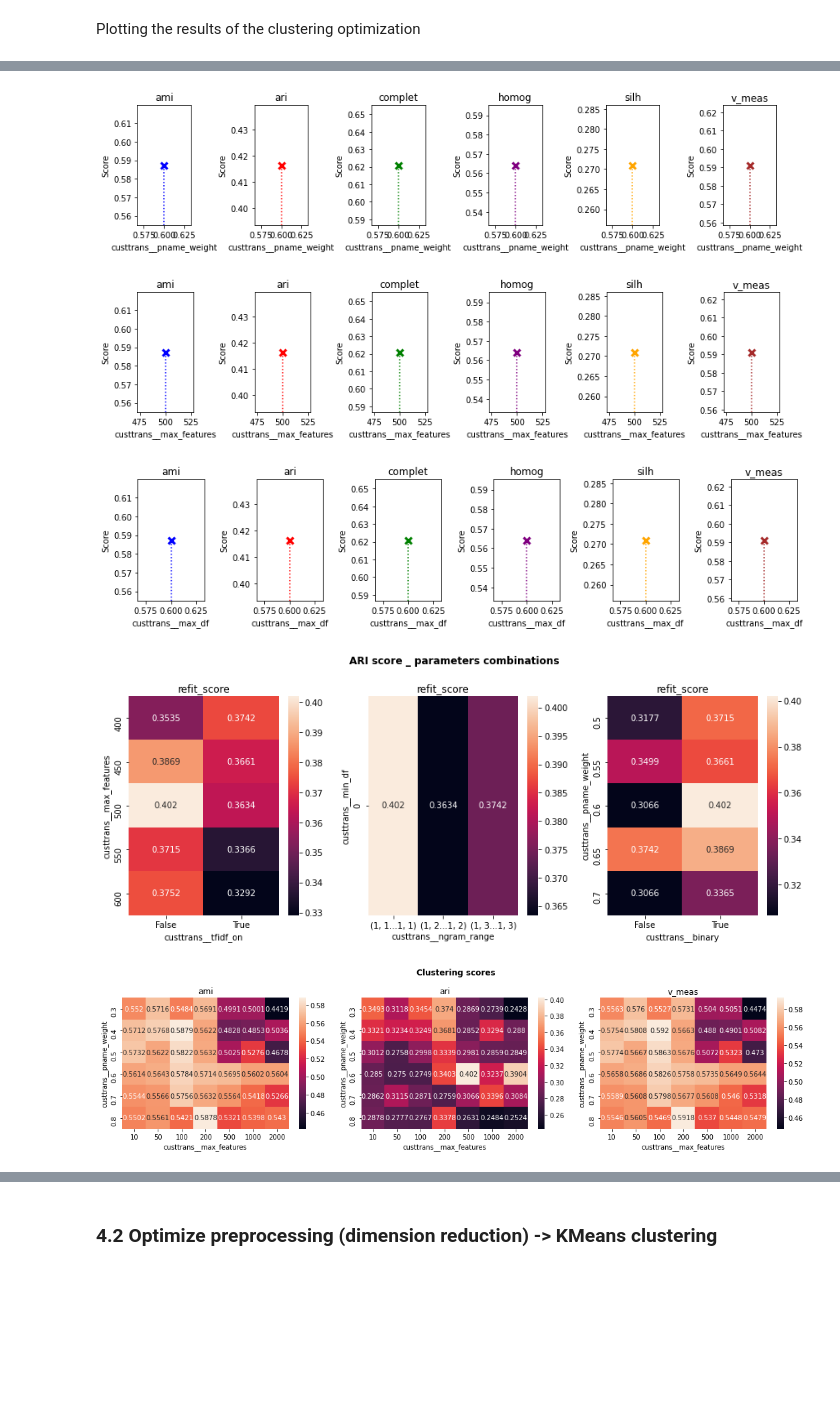
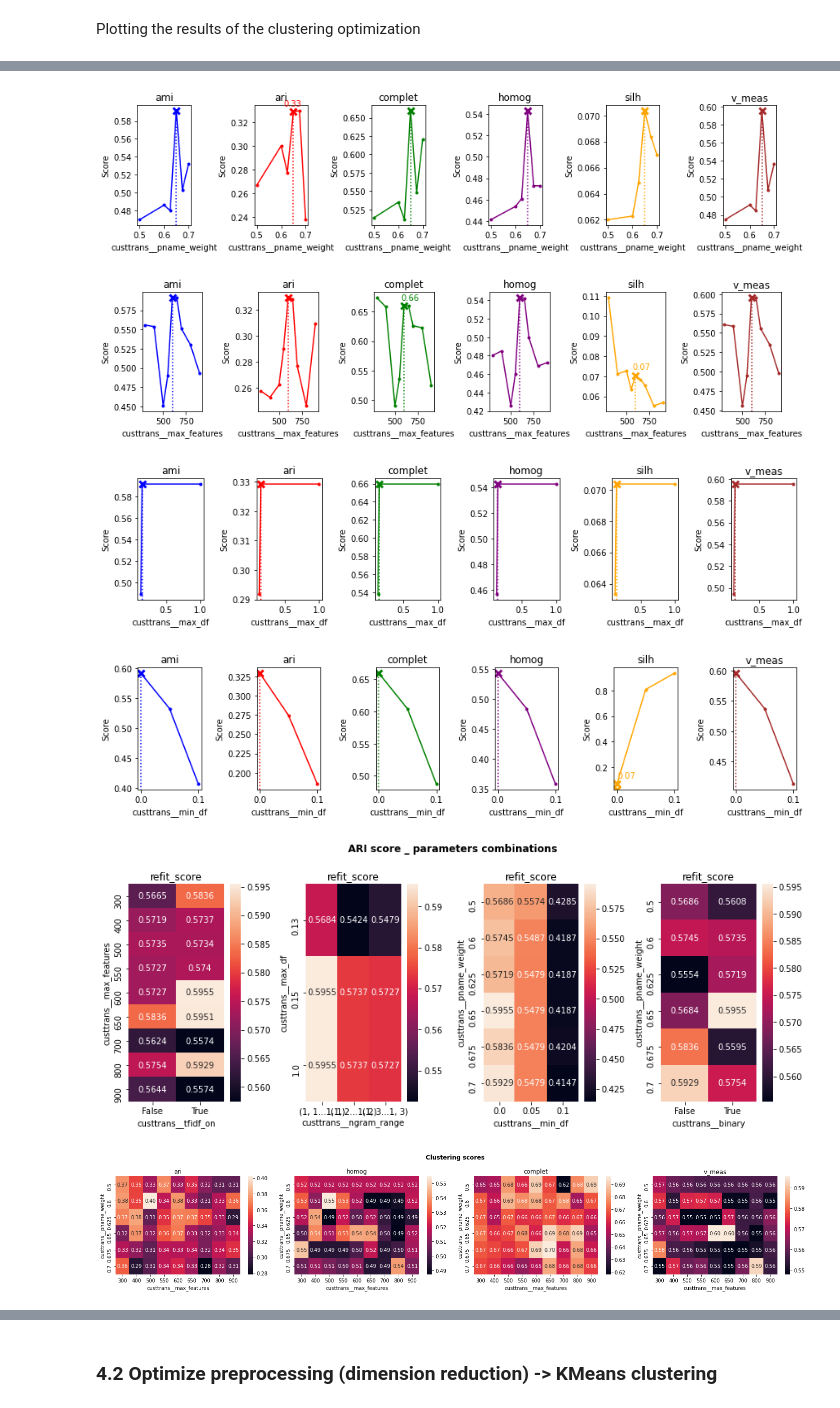
Before and after one commit to SmellyArmure/OC_DS_Project6, a Jupyter notebook: NOTEBOOK/P6_Cleaning_NLP.ipynb, the cells around one changed output, grey strips where cells are left out. Saved outputs shown, nothing was run; the diff lists cells and outputs as text; code cells hidden in the pictures; blank space fills up the shorter version.

```diff
--- a/NOTEBOOK/P6_Cleaning_NLP.ipynb
+++ b/NOTEBOOK/P6_Cleaning_NLP.ipynb
@@ -375,8 +432,4 @@ Trying to found the BOW encoding that gives the best KMeans score.
 # %%
-# Define the stemmer or the lemmatizer
-stemmer = EnglishStemmer()
-lemmatizer = spacy.load('en', disable=['parser', 'ner'])
-
 # Define the pipeline to be executed and optimized by the GridSearch
 pipe = Pipeline([('custtrans', CustNLPTransformer()), # Custom NLP preprocessor
                  ('clusterer', KMeans(random_state=14))]) # KMeans clusterer
@@ -387,14 +440,14 @@ param_grid = {
               'custtrans__stemmer': [None],
               'custtrans__lemmatizer': [None],
               'custtrans__keep_tags': [None],
-              'custtrans__min_df': [0],#,0.05,0.1],
-              'custtrans__max_df': [0.5,0.6,0.7,0.8,0.9,1.0],
-              'custtrans__max_features': [400,450,500,550,600],
+              'custtrans__min_df': [0, 0.05, 0.1],
+              'custtrans__max_df': [0.13, 0.15, 1.0],
+              'custtrans__max_features': [300,400,500,550,600,650,700,800,900],
               'custtrans__ngram_range': [(1,1), (1,2), (1,3)],
               'custtrans__binary': [False, True],
-              'custtrans__tfidf_on': [True, False],
+              'custtrans__tfidf_on': [False, True],
               'custtrans__w2v': [None],
-              'custtrans__pname_weight': [0.5, 0.55, 0.6, 0.65, 0.7],
+              'custtrans__pname_weight': [0.5, 0.6, 0.625, 0.65, 0.675, 0.7],
               'clusterer__n_clusters': [7]
               }
 
@@ -404,9 +457,10 @@ gsc = GridSearchClust(estimator=pipe,
                       scoring=['silh', 'cal-har', 'dav_bould',
                                'ami', 'ari', 'homog', 'complet', 'v_meas'],
                       scoring_true_lab=df_desc_cat['category'],
-                      refit='ari',
+                      refit='v_meas',
                       greater_is_better=True) # for the refit_score
 # %%
 ##### Perform the grid search
-gsc.fit(df_desc_cat[['desc_clean', 'pname_clean']], verbose=True);
+gsc.fit(df_desc_cat[['desc_clean', 'pname_clean']],
+        verbose=True);
 # %% [output]
@@ -500,46 +523,55 @@ plot_gsc_multi_scores(gsc=gsc, param='custtrans__max_features', title=None,
 plot_gsc_multi_scores(gsc=gsc, param='custtrans__max_df', title=None,
                       scores=['ari', 'ami', 'complet', 'homog','v_meas', 'silh'],
                       x_log=False, loc='best', figsize=(12, 3))
+
+plot_gsc_multi_scores(gsc=gsc, param='custtrans__min_df', title=None,
+                      scores=['ari', 'ami', 'complet', 'homog','v_meas', 'silh'],
+                      x_log=False, loc='best', figsize=(12, 3))
 # %% [output]
-[figure, old version]
+[figure, new version]
-[figure, old version]
+[figure, new version]
-[figure, old version]
+[figure, new version]
+[figure, added]
 # %%
 # Effect of 2 parameters on clustering scores
 
 params1 = ['custtrans__max_features', 'custtrans__tfidf_on']
-params2 = ['custtrans__min_df', 'custtrans__ngram_range']
-params3 = ['custtrans__pname_weight', 'custtrans__binary']
+params2 = ['custtrans__max_df', 'custtrans__ngram_range']
+params3 = ['custtrans__pname_weight', 'custtrans__min_df']
+params4 = ['custtrans__pname_weight', 'custtrans__binary']
 
 fig = plt.figure(figsize=(12,5))
 
-ax1 = fig.add_subplot(1,3,1)
+ax1 = fig.add_subplot(1,4,1)
 plot_2D_gsclust_param_opt(gsc, params=params1, shorten_label=5, ax=ax1)
 
-ax2 = fig.add_subplot(1,3,2)
+ax2 = fig.add_subplot(1,4,2)
 plot_2D_gsclust_param_opt(gsc, params=params2, shorten_label=5, ax=ax2)
 
-ax3 = fig.add_subplot(1,3,3)
+ax3 = fig.add_subplot(1,4,3)
 plot_2D_gsclust_param_opt(gsc, params=params3, shorten_label=5, ax=ax3)
+
+ax4 = fig.add_subplot(1,4,4)
+plot_2D_gsclust_param_opt(gsc, params=params4, shorten_label=5, ax=ax4)
 
 plt.gcf().suptitle('ARI score _ parameters combinations', fontweight='bold')
 plt.tight_layout(rect=[0,0,1,0.92])
 # %% [output]
-[figure, old version]
+[figure, new version]
 # %%
 # All the scores through 2 chosen parameters
 
-fig = plt.figure(figsize=(15,4))
+fig = plt.figure(figsize=(20,4))
 params = ['custtrans__pname_weight', 'custtrans__max_features']
 
-scores = ['ami', 'ari', 'v_meas'] # list(gsc.get_params()['scoring'])
+scores = ['ari', 'homog', 'complet', 'v_meas']
 ### Looping on all the scores
 for i, score in enumerate(scores, 1):
     ax = fig.add_subplot(1,len(scores),i)
-    plot_2D_gsclust_param_opt(gsc, params=params,
+    plot_2D_gsclust_param_opt(gsc, params=params, fmt='.2f',
                               score=score, title=None, ax=ax)
 
 plt.gcf().suptitle('Clustering scores', fontweight='bold')
 plt.tight_layout(rect=[0,0,1,0.92])
 # %% [output]
-[figure, old version]
+[figure, new version]
```
Also changed, not shown: parts of 117 cells of this notebook, 5 other files.
